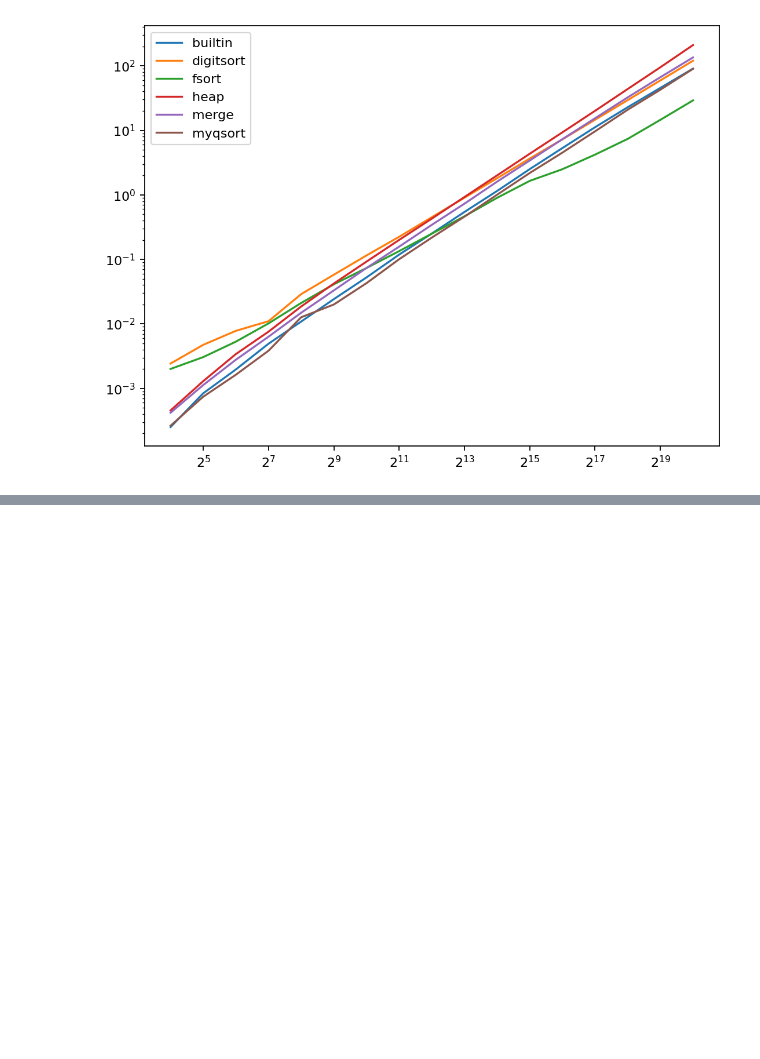
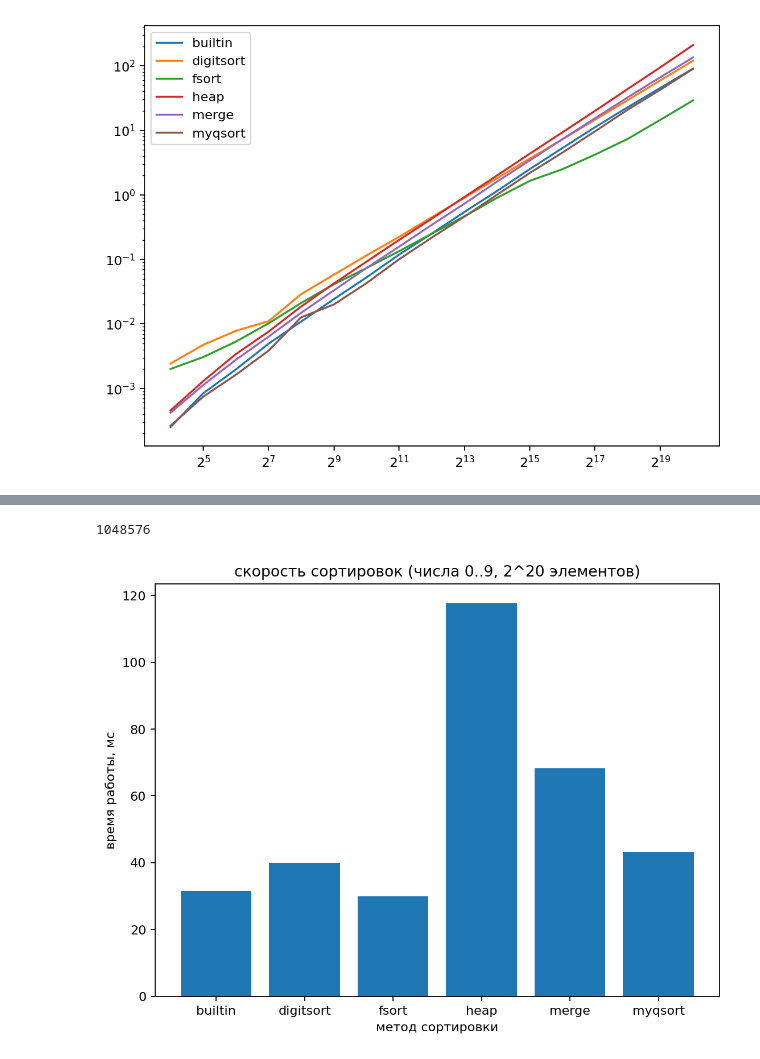
Before and after one commit to HectorHW/algos_semester, a Jupyter notebook: viz/Untitled.ipynb, the cells around one changed output, grey strips where cells are left out. Cells and saved outputs as stored; diff of their text form; code cells hidden in the pictures; blank space fills up the shorter version.

```diff
--- a/viz/Untitled.ipynb
+++ b/viz/Untitled.ipynb
@@ -157,0 +221,5 @@ graph_fast_sorts('int', savename='fast.png')
+# %%
+bar_sorts('10', 'fast_10_bars.png', title='скорость сортировок (числа 0..9, 2^20 элементов)')
+# %% [output]
+1048576
+[figure, added]
```
Also changed, not shown: parts of 10 cells of this notebook.
